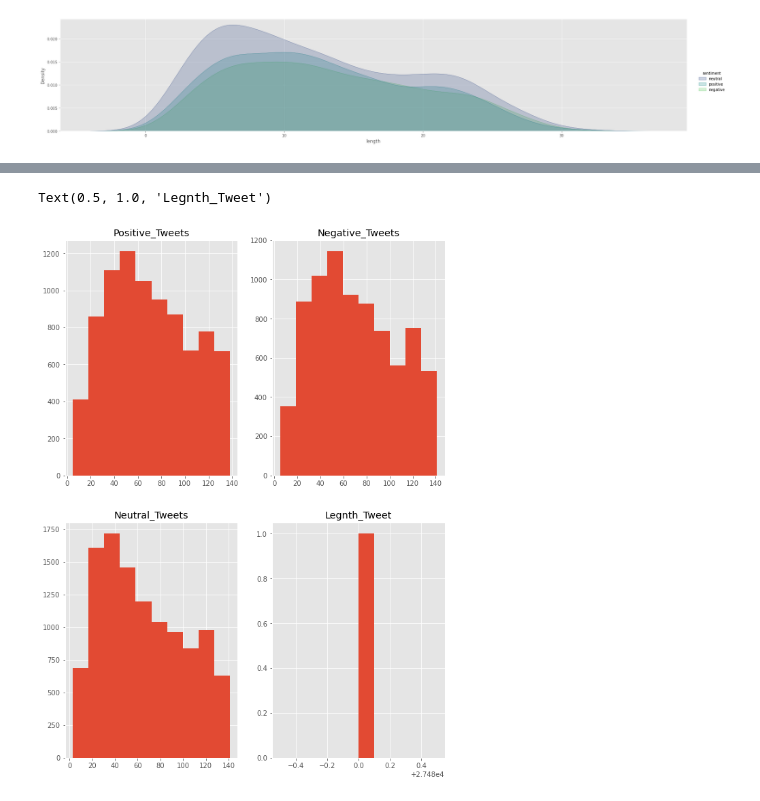
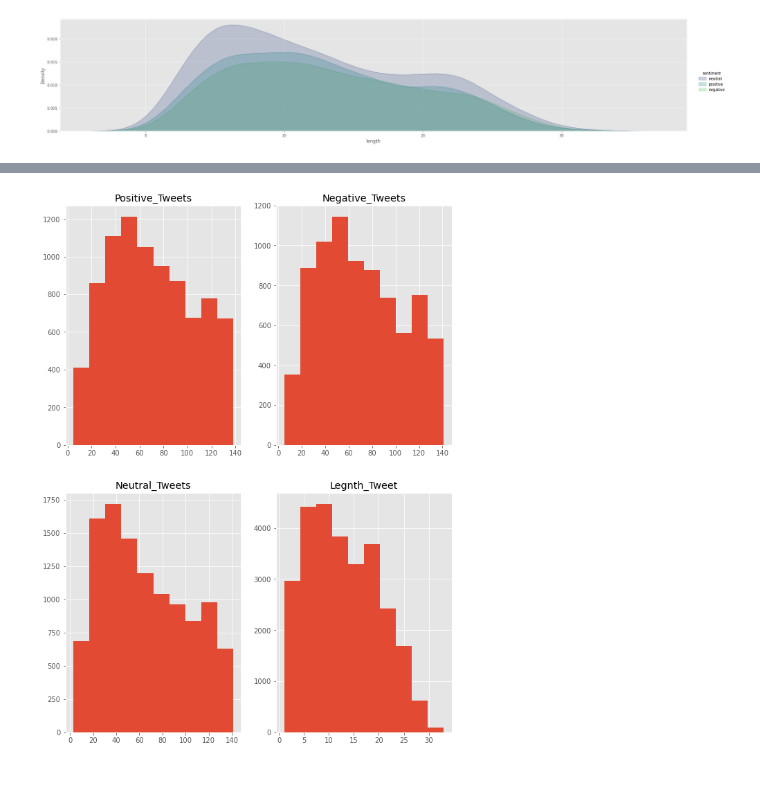
Before and after one commit to ahmad1jalal/Twitter-Sentiment-Extaction, a Jupyter notebook: Twitter-Senitment.ipynb, the cells around one changed output, grey strips where cells are left out. Cells and saved outputs as stored; diff of their text form; code cells hidden in the pictures.

Commit message:
Text Preprocessing

```diff
--- a/Twitter-Senitment.ipynb
+++ b/Twitter-Senitment.ipynb
@@ -233,32 +236,31 @@ train.head(10)
 # %%
 # plotting the number of characters in tweet per sentiment...
 
 # positive tweet lenth
 len_positive = train[train['sentiment']=="positive"]['text'].str.len()
 
 # negative tweet length
 len_negative = train[train["sentiment"]=="negative"]["text"].str.len()
 
 # neutral tweet length
 len_neutral = train[train["sentiment"]=="neutral"]["text"].str.len()
 
 fig,ax = plt.subplots(2,2,figsize=(10,14))
 
 # plotting positive tweet
 ax[0,0].hist(len_positive)
 ax[0,0].set_title("Positive_Tweets")
 
 # plotting negative tweet
 ax[0,1].hist(len_negative)
 ax[0,1].set_title("Negative_Tweets")
 
 # plotting positive tweet
 ax[1,0].hist(len_neutral)
 ax[1,0].set_title("Neutral_Tweets")
 
 # plotting the overall length of tweets...
-ax[1,1].hist(len(train["length"]))
-ax[1,1].set_title("Legnth_Tweet")
+ax[1,1].hist(train["length"])
+ax[1,1].set_title("Legnth_Tweet");
 # %% [output]
-Text(0.5, 1.0, 'Legnth_Tweet')
-[figure, old version]
+[figure, new version]
```
Also changed, not shown: parts of 10 cells of this notebook.
